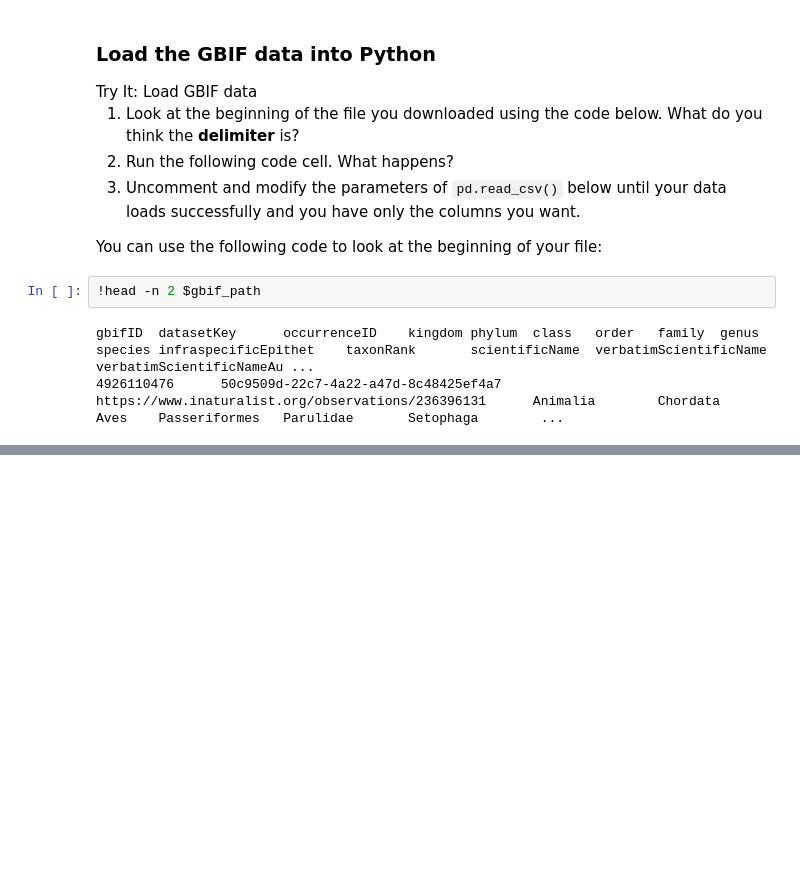
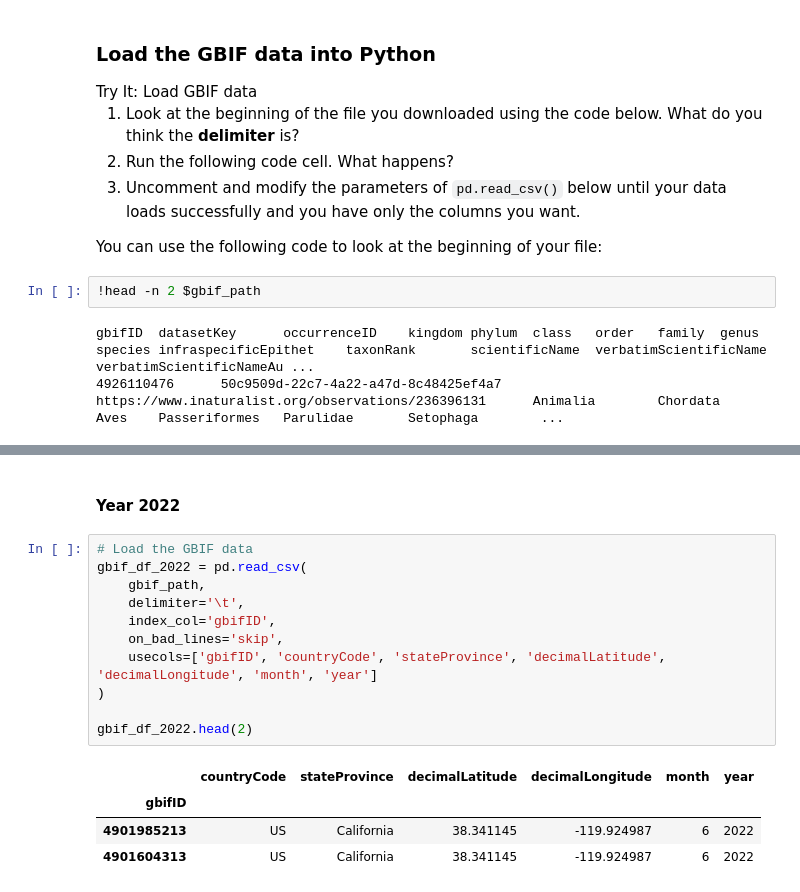
Before and after one commit to earthlab-education/species-distribution-coding-challenge-lauren-alexandra, a Jupyter notebook: notebooks/species-distribution-98-download.ipynb, the cells around one changed output, grey strips where cells are left out. Saved outputs shown, nothing was run; the diff lists cells and outputs as text; blank space fills up the shorter version.

```diff
--- a/notebooks/species-distribution-98-download.ipynb
+++ b/notebooks/species-distribution-98-download.ipynb
@@ -221,0 +248,18 @@ gbif_df.head(2)
+# %% [markdown]
+#### Year 2022
+# %%
+# Load the GBIF data
+gbif_df_2022 = pd.read_csv(
+    gbif_path,
+    delimiter='\t',
+    index_col='gbifID',
+    on_bad_lines='skip',
+    usecols=['gbifID', 'countryCode', 'stateProvince', 'decimalLatitude', 'decimalLongitude', 'month', 'year']
+)
+
+gbif_df_2022.head(2)
+# %% [output]
+|  | countryCode | stateProvince | decimalLatitude | decimalLongitude | month | year |
+| gbifID |  |  |  |  |  |  |
+| 4901985213 | US | California | 38.341145 | -119.924987 | 6 | 2022 |
+| 4901604313 | US | California | 38.341145 | -119.924987 | 6 | 2022 |
```
Also changed, not shown: parts of 17 cells of this notebook.
